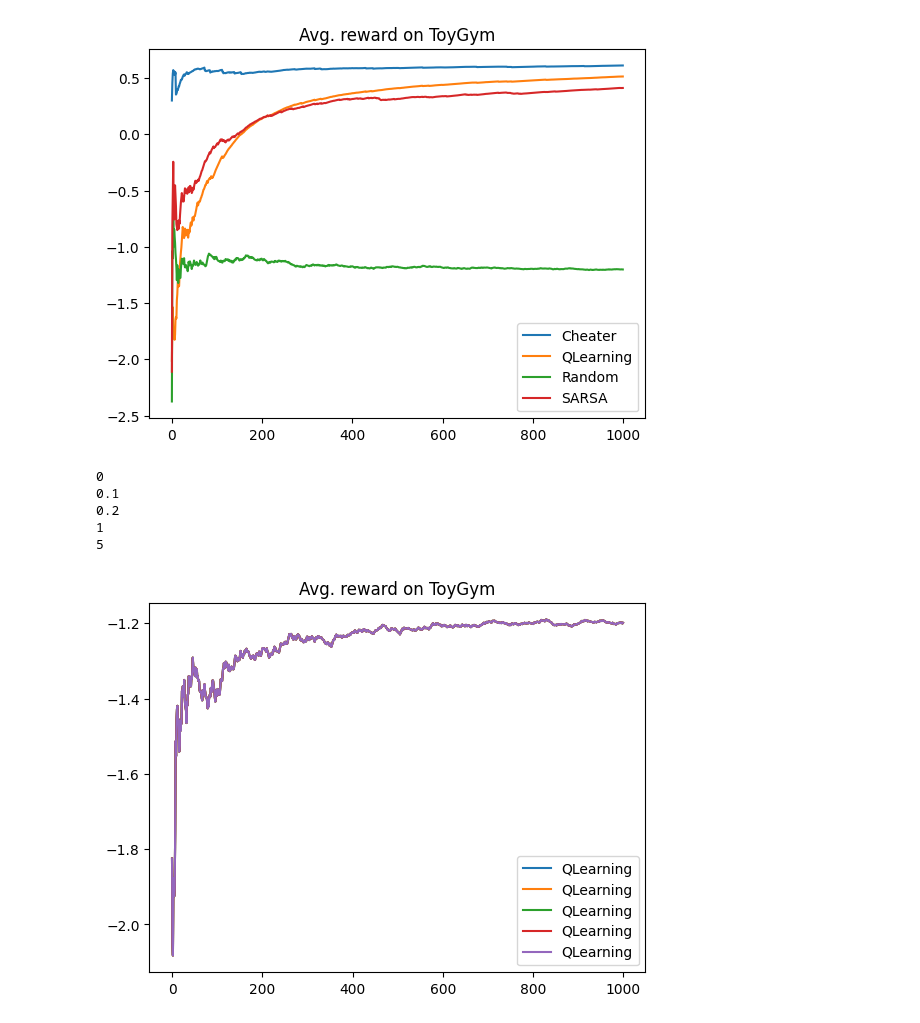
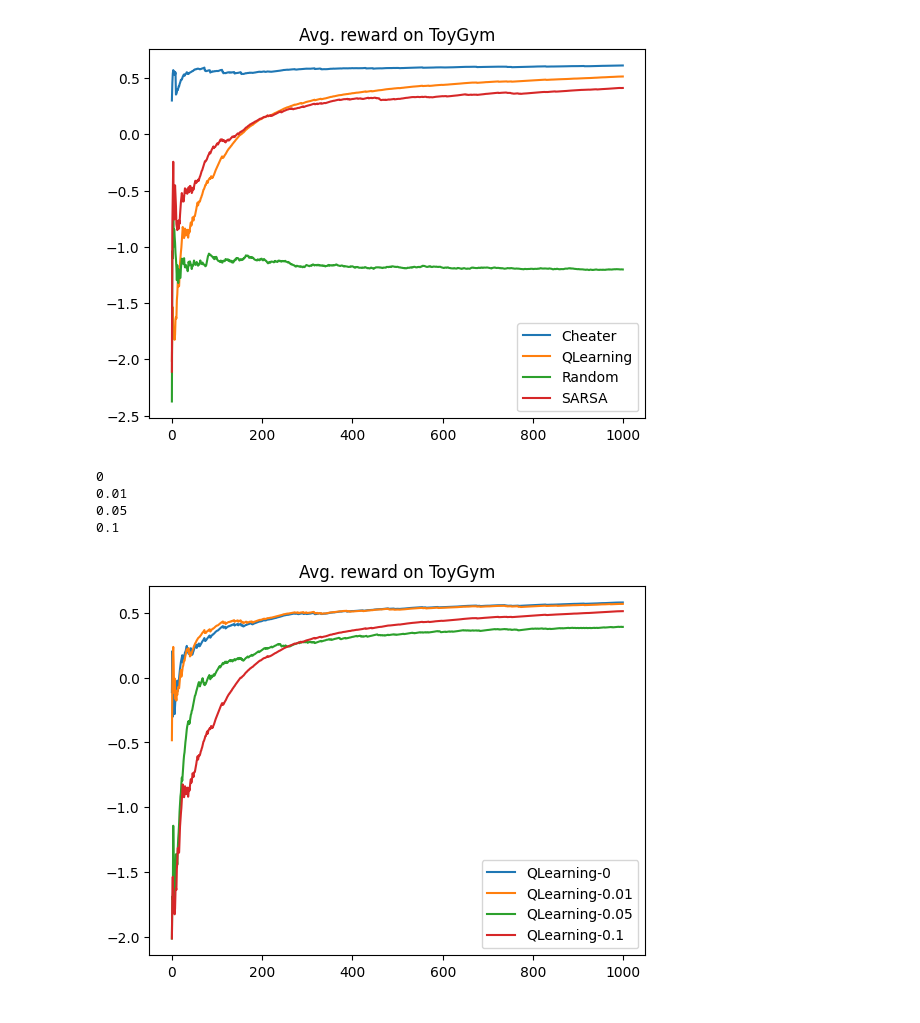
Before and after one commit to derpyplops/arena-v1-ldn-exercises-new, a Jupyter notebook: w4d1_chapter4_qlearning/qlearning.ipynb, the cells around one changed output. Drawn from its saved outputs; the diff is of its cells as text; code cells hidden in the pictures.

```diff
--- a/w4d1_chapter4_qlearning/qlearning.ipynb
+++ b/w4d1_chapter4_qlearning/qlearning.ipynb
@@ -583,37 +583,37 @@ if MAIN:
     n_runs = 1000
     gamma = 0.99
     seed = 1
     config_norvig = AgentConfig()
-    configs_eps = [AgentConfig(epsilon=eps) for eps in [0, 0.1,0.2,1]]
+    configs_eps = [AgentConfig(epsilon=eps) for eps in [0, 0.01, 0.05, 0.1]]
     args_eps = [(env_norvig, cfg, gamma, seed) for cfg in configs_eps]
     agents_eps = [QLearning(*args) for args in args_eps]
     args_nor = (env_norvig, config_norvig, gamma, seed)
     # agents_norvig = []
     # agents_norvig.append(Cheater(*args_nor))
     # agents_norvig.append(QLearning(*args_nor))
     # agents_norvig.append(Random(*args_nor))
     # agents_norvig.append(SARSA(*args_nor))
     agents_norvig = agents_eps
 
     # bargs = [(env_norvig, conf, gamma, seed) for conf in [AgentConfig(epsilon=eps) for eps in [0.0, 0.1, 0.5, 20]]]
     # bgents_norvig = [QLearning(*args) for args in bargs]
     # agents_norvig.extend(bgents_norvig)
 
 
     returns_norvig = {}
     for agent in agents_norvig:
-        returns_norvig[agent.name] = agent.train(n_runs)
+        new_name = f'{agent.name}-{agent.config.epsilon}'
+        returns_norvig[new_name] = agent.train(n_runs)
 if MAIN:
     for agent in agents_norvig:
-        name = agent.name
+        name = f'{agent.name}-{agent.config.epsilon}'
         plt.plot(utils.cummean(returns_norvig[name]), label=name)
     plt.legend()
     plt.title(f"Avg. reward on {env_toy.spec.name}")
     plt.show()
 # %% [output]
 0
+0.01
+0.05
 0.1
-0.2
-1
-5
-[figure, old version]
+[figure, new version]
```
Also changed, not shown: parts of 3 cells of this notebook, 9 other files.
